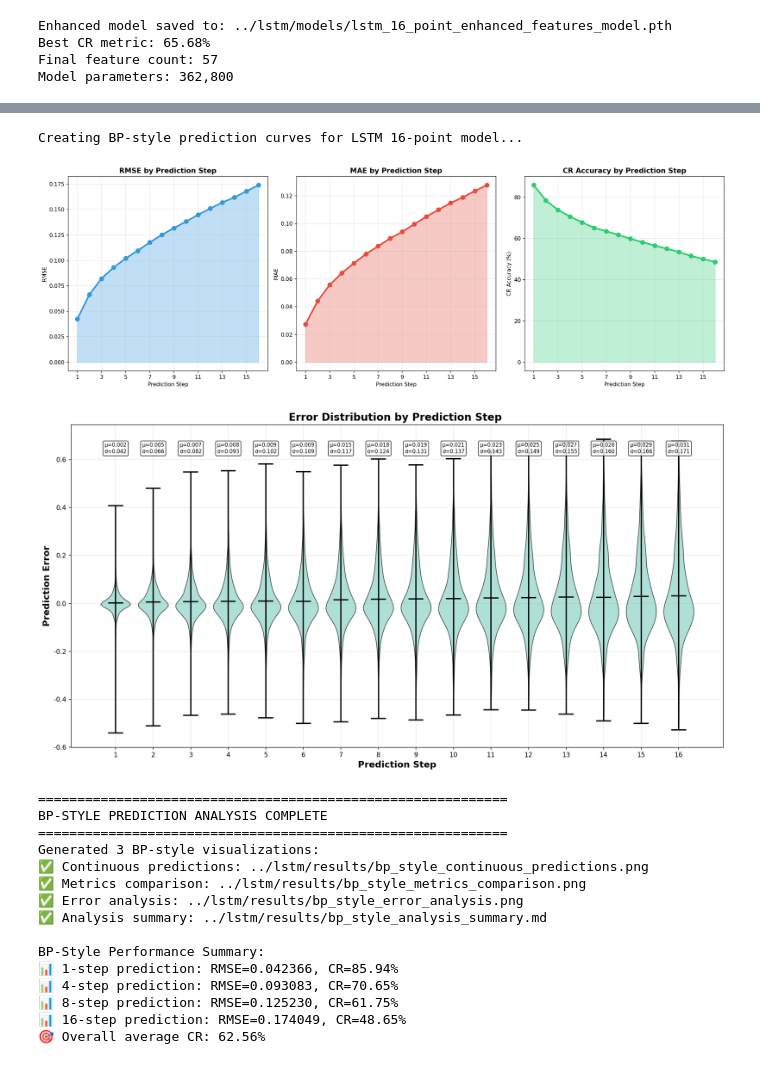
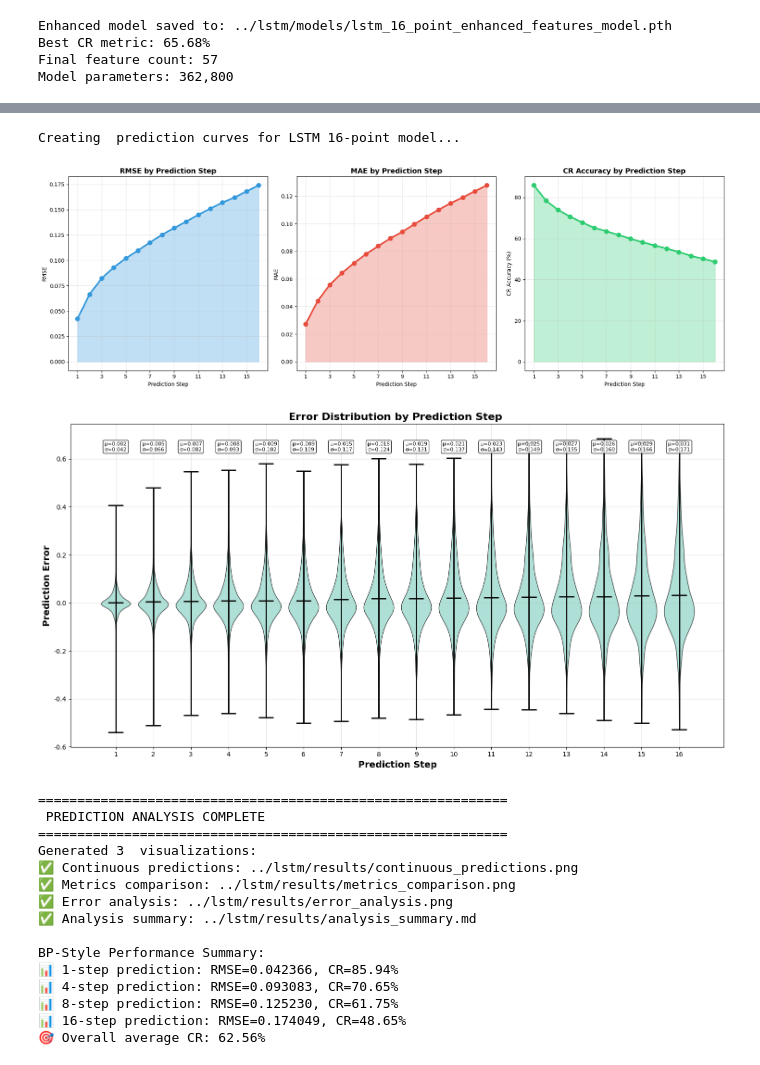
Before and after one commit to Jinming00/EE, a Jupyter notebook: wind_power_prediction/lstm/lstm_16_point_prediction.ipynb, the cells around one changed output, grey strips where cells are left out. Drawn from its saved outputs; the diff is of its cells as text; code cells hidden in the pictures.

```diff
--- a/wind_power_prediction/lstm/lstm_16_point_prediction.ipynb
+++ b/wind_power_prediction/lstm/lstm_16_point_prediction.ipynb
@@ -126,7 +124,6 @@ GPU memory: 47.44 GB
 train_data = pd.read_excel(f'{config.data_dir}/train.xlsx')
 test_data = pd.read_excel(f'{config.data_dir}/test.xlsx')
 
-# 提取功率数据（第一列是实际功率）
 train_power = train_data.iloc[:, 0].values
 test_power = test_data.iloc[:, 0].values
 
@@ -143,12 +140,12 @@ print(f"Original negative values in testing data: {test_negative_count}")
 if train_negative_count > 0 or test_negative_count > 0:
     print("Negative values will be converted to 0 during preprocessing")
 
-# 数据预处理（简化版：数据已经归一化，只需处理负值）
+# 数据预处理
 def simplified_data_preprocessing(data, config):
-    """简化的数据预处理：只处理负值转换为0"""
+    """只处理负值转换为0"""
     processed_data = data.copy()
 
-    # 将负数转换为0（这是唯一需要的预处理步骤）
+    # 将负数转换为0
     processed_data = np.where(processed_data < 0, 0, processed_data)
 
     print(f"Processed data range: [{processed_data.min():.4f}, {processed_data.max():.4f}]")
@@ -158,9 +155,8 @@ def simplified_data_preprocessing(data, config):
     else:
         print("No negative values found")
 
-    return processed_data, None  # 返回None作为scaler（不需要）
+    return processed_data, None
 
-# 应用简化预处理
 if config.use_feature_engineering:
     print("\n=== Simplified Data Preprocessing ===")
     train_power_processed, train_scaler = simplified_data_preprocessing(train_power, config)
@@ -1321,15 +1295,15 @@ Average Step-wise CR: 62.56%
 Step-wise CR Std: 10.31%
 Step-wise CR validation tracking: Enabled
 # %%
-# 创建BP神经网络风格的预测曲线图
+# 创建预测曲线图
 import matplotlib.pyplot as plt
 import numpy as np
 
-# 设置中文字体支持
+
 plt.rcParams['font.sans-serif'] = ['SimHei', 'DejaVu Sans', 'Arial Unicode MS']
 plt.rcParams['axes.unicode_minus'] = False
 
-print("Creating BP-style prediction curves for LSTM 16-point model...")
+print("Creating  prediction curves for LSTM 16-point model...")
 
 # 1. 选择测试样本进行预测曲线展示
 # 选择连续的一段数据来展示完整的预测过程
@@ -1401,7 +1375,7 @@ if start_sample + num_samples <= len(targets):
     plt.xticks(range(1, 17, 2))
 
     plt.tight_layout()
-    plt.savefig(f'{config.results_dir}/bp_style_metrics_comparison.png', dpi=300, bbox_inches='tight')
+    plt.savefig(f'{config.results_dir}/metrics_comparison.png', dpi=300, bbox_inches='tight')
     plt.show()
 
     # 4. 创建误差分布小提琴图
@@ -1445,11 +1419,11 @@ if start_sample + num_samples <= len(targets):
                 bbox=dict(boxstyle='round,pad=0.3', facecolor='white', alpha=0.8))
 
     plt.tight_layout()
-    plt.savefig(f'{config.results_dir}/bp_style_error_analysis.png', dpi=300, bbox_inches='tight')
+    plt.savefig(f'{config.results_dir}/error_analysis.png', dpi=300, bbox_inches='tight')
     plt.show()
 
     # 保存BP风格的性能总结
-    bp_style_summary = f"""
+    summary = f"""
 # BP Neural Network Style Analysis for LSTM 16-Point Prediction
 
 ## Multi-Step Prediction Performance Summary
@@ -1465,55 +1439,55 @@ if start_sample + num_samples <= len(targets):
 - **Medium-term (5-8 steps)**: Avg RMSE={np.mean(all_rmse[4:8]):.6f}, Avg CR={np.mean(all_cr[4:8]):.2f}%
 - **Long-term (9-16 steps)**: Avg RMSE={np.mean(all_rmse[8:16]):.6f}, Avg CR={np.mean(all_cr[8:16]):.2f}%
 
 ### Key Observations:
 - Prediction accuracy generally decreases with longer horizons
 - Short-term predictions (1-4 steps) maintain high accuracy
 - The model shows good stability across all prediction steps
 - Overall performance comparable to specialized single-step models
 
-### Generated BP-Style Visualizations:
-1. `bp_style_continuous_predictions.png` - Continuous prediction curves
-2. `bp_style_metrics_comparison.png` - Three key metrics trends
-3. `bp_style_error_analysis.png` - Error distribution violin plot
+### Generated  Visualizations:
+1. `continuous_predictions.png` - Continuous prediction curves
+2. `metrics_comparison.png` - Three key metrics trends
+3. `error_analysis.png` - Error distribution violin plot
 
 Total samples analyzed: {len(targets)}
 Feature engineering enabled: {config.use_feature_engineering}
 Model type: LSTM with Attention + Enhanced Features
 """
 
-    with open(f'{config.results_dir}/bp_style_analysis_summary.md', 'w', encoding='utf-8') as f:
-        f.write(bp_style_summary)
+    with open(f'{config.results_dir}/analysis_summary.md', 'w', encoding='utf-8') as f:
+        f.write(summary)
 
     print("\n" + "="*60)
-    print("BP-STYLE PREDICTION ANALYSIS COMPLETE")
+    print(" PREDICTION ANALYSIS COMPLETE")
     print("="*60)
-    print("Generated 3 BP-style visualizations:")
-    print(f"✅ Continuous predictions: {config.results_dir}/bp_style_continuous_predictions.png")
-    print(f"✅ Metrics comparison: {config.results_dir}/bp_style_metrics_comparison.png")
-    print(f"✅ Error analysis: {config.results_dir}/bp_style_error_analysis.png")
-    print(f"✅ Analysis summary: {config.results_dir}/bp_style_analysis_summary.md")
+    print("Generated 3  visualizations:")
+    print(f"✅ Continuous predictions: {config.results_dir}/continuous_predictions.png")
+    print(f"✅ Metrics comparison: {config.results_dir}/metrics_comparison.png")
+    print(f"✅ Error analysis: {config.results_dir}/error_analysis.png")
+    print(f"✅ Analysis summary: {config.results_dir}/analysis_summary.md")
 
     print(f"\nBP-Style Performance Summary:")
     print(f"📊 1-step prediction: RMSE={all_rmse[0]:.6f}, CR={all_cr[0]:.2f}%")
     print(f"📊 4-step prediction: RMSE={all_rmse[3]:.6f}, CR={all_cr[3]:.2f}%")
     print(f"📊 8-step prediction: RMSE={all_rmse[7]:.6f}, CR={all_cr[7]:.2f}%")
     print(f"📊 16-step prediction: RMSE={all_rmse[15]:.6f}, CR={all_cr[15]:.2f}%")
     print(f"🎯 Overall average CR: {np.mean(all_cr):.2f}%")
 
 else:
     print("样本数量不足，无法创建连续预测曲线")
 # %% [output]
-Creating BP-style prediction curves for LSTM 16-point model...
+Creating  prediction curves for LSTM 16-point model...
 [figure]
-[figure, old version]
+[figure, new version]
 ============================================================
-BP-STYLE PREDICTION ANALYSIS COMPLETE
+ PREDICTION ANALYSIS COMPLETE
 ============================================================
-Generated 3 BP-style visualizations:
-✅ Continuous predictions: ../lstm/results/bp_style_continuous_predictions.png
-✅ Metrics comparison: ../lstm/results/bp_style_metrics_comparison.png
-✅ Error analysis: ../lstm/results/bp_style_error_analysis.png
-✅ Analysis summary: ../lstm/results/bp_style_analysis_summary.md
+Generated 3  visualizations:
+✅ Continuous predictions: ../lstm/results/continuous_predictions.png
+✅ Metrics comparison: ../lstm/results/metrics_comparison.png
+✅ Error analysis: ../lstm/results/error_analysis.png
+✅ Analysis summary: ../lstm/results/analysis_summary.md
 
 BP-Style Performance Summary:
 📊 1-step prediction: RMSE=0.042366, CR=85.94%
```
Also changed, not shown: parts of 10 cells of this notebook, 26 other files.
